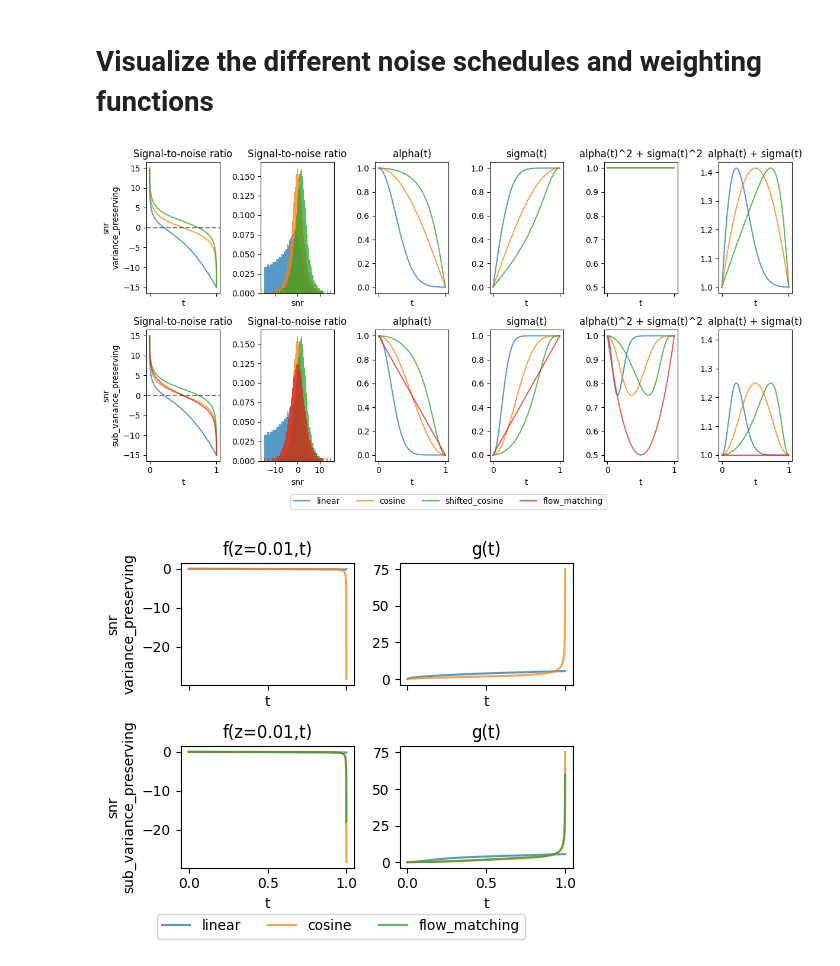
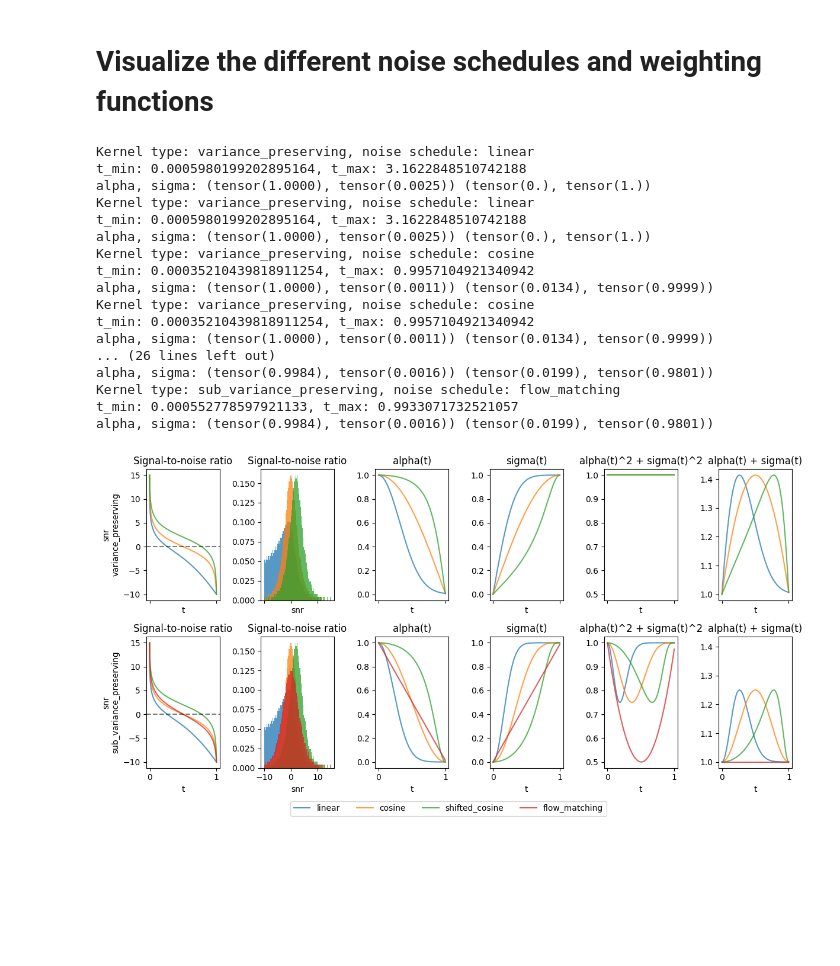
Before and after one commit to bayesflow-org/hierarchical-abi, a Jupyter notebook: Visualize Schedules.ipynb, the cells around one changed output. Saved outputs shown, nothing was run; the diff lists cells and outputs as text; code cells hidden in the pictures; blank space fills up the shorter version.

```diff
--- a/Visualize Schedules.ipynb
+++ b/Visualize Schedules.ipynb
@@ -18,7 +17,7 @@ for a, sub_vp in zip(ax, ['', 'sub_']):
     snr = SDE(sub_vp+'variance_preserving', 'linear').get_snr(t)
     h1 = a[0].plot(t, snr, label='linear', alpha=0.75)
     a[1].hist(snr, bins=bins, density=True, alpha=0.75)
-    alpha, sigma = SDE(sub_vp+'variance_preserving', 'linear').kernel(t)
+    alpha, sigma = SDE(sub_vp+'variance_preserving', 'linear').kernel(log_snr=snr)
     a[2].plot(t, alpha, label='linear', alpha=0.75)
     a[3].plot(t, sigma, label='linear', alpha=0.75)
     a[4].plot(t, alpha**2+sigma**2, label='linear', alpha=0.75)
@@ -27,49 +26,66 @@ for a, sub_vp in zip(ax, ['', 'sub_']):
     snr = SDE(sub_vp+'variance_preserving', 'cosine').get_snr(t)
     h2 = a[0].plot(t, snr, label='cosine', alpha=0.75)
     a[1].hist(snr, bins=bins, density=True, alpha=0.75)
-    alpha, sigma = SDE(sub_vp+'variance_preserving', 'cosine').kernel(t)
+    alpha, sigma = SDE(sub_vp+'variance_preserving', 'cosine').kernel(log_snr=snr)
     a[2].plot(t, alpha, label='cosine', alpha=0.75)
     a[3].plot(t, sigma, label='cosine', alpha=0.75)
     a[4].plot(t, alpha**2+sigma**2, label='cosine', alpha=0.75)
     a[5].plot(t, alpha+sigma, label='cosine', alpha=0.75)
 
-    snr = SDE(sub_vp+'variance_preserving', 'cosine', s_shift_cosine=0.8).get_snr(t)
+    snr = SDE(sub_vp+'variance_preserving', 'cosine', s_shift_cosine=1.).get_snr(t)
     h3 = a[0].plot(t, snr, label='shifted_cosine', alpha=0.75)
     a[1].hist(snr, bins=bins, density=True, alpha=0.75)
-    alpha, sigma = SDE(sub_vp+'variance_preserving', 'cosine', s_shift_cosine=0.8).kernel(t)
+    alpha, sigma = SDE(sub_vp+'variance_preserving', 'cosine', s_shift_cosine=1.).kernel(log_snr=snr)
     a[2].plot(t, alpha, label='shifted_cosine', alpha=0.75)
     a[3].plot(t, sigma, label='shifted_cosine', alpha=0.75)
     a[4].plot(t, alpha**2+sigma**2, label='shifted_cosine', alpha=0.75)
     a[5].plot(t, alpha+sigma, label='shifted_cosine', alpha=0.75)
 
     if sub_vp == 'sub_':
         snr = SDE(sub_vp+'variance_preserving', 'flow_matching').get_snr(t)
         h4 = a[0].plot(t, snr, label='flow_matching', alpha=0.75)
         a[1].hist(snr, bins=bins, density=True, alpha=0.75)
-        alpha, sigma = SDE(sub_vp+'variance_preserving', 'flow_matching').kernel(t)
+        alpha, sigma = SDE(sub_vp+'variance_preserving', 'flow_matching').kernel(log_snr=snr)
         a[2].plot(t, alpha, label='flow_matching', alpha=0.75)
         a[3].plot(t, sigma, label='flow_matching', alpha=0.75)
         a[4].plot(t, alpha**2+sigma**2, label='flow_matching', alpha=0.75)
         a[5].plot(t, alpha+sigma, label='flow_matching', alpha=0.75)
 
     # dotted line at 0
     a[0].axhline(0, color='black', linestyle='--', alpha=0.5)
 
     for axis in a:
         axis.set_xlabel('t')
     a[1].set_xlabel('snr')
     a[0].set_ylabel(f'snr\n{sub_vp}variance_preserving')
     a[0].set_title(f'Signal-to-noise ratio')
     a[1].set_title(f'Signal-to-noise ratio')
     a[2].set_title(f'alpha(t)')
     a[3].set_title(f'sigma(t)')
     a[4].set_title(f'alpha(t)^2 + sigma(t)^2')
     a[5].set_title(f'alpha(t) + sigma(t)')
 fig.legend(handles=h1+h2+h3+h4, loc='lower center', ncol=4, bbox_to_anchor=(0.5, -0.05))
 #plt.savefig('plots/noise schedules.png', bbox_inches='tight')
 plt.show()
 # %% [output]
+Kernel type: variance_preserving, noise schedule: linear
+t_min: 0.0005980199202895164, t_max: 3.1622848510742188
+alpha, sigma: (tensor(1.0000), tensor(0.0025)) (tensor(0.), tensor(1.))
+Kernel type: variance_preserving, noise schedule: linear
+t_min: 0.0005980199202895164, t_max: 3.1622848510742188
+alpha, sigma: (tensor(1.0000), tensor(0.0025)) (tensor(0.), tensor(1.))
+Kernel type: variance_preserving, noise schedule: cosine
+t_min: 0.00035210439818911254, t_max: 0.9957104921340942
+alpha, sigma: (tensor(1.0000), tensor(0.0011)) (tensor(0.0134), tensor(0.9999))
+Kernel type: variance_preserving, noise schedule: cosine
+t_min: 0.00035210439818911254, t_max: 0.9957104921340942
+alpha, sigma: (tensor(1.0000), tensor(0.0011)) (tensor(0.0134), tensor(0.9999))
+... (26 lines left out)
+alpha, sigma: (tensor(0.9984), tensor(0.0016)) (tensor(0.0199), tensor(0.9801))
+Kernel type: sub_variance_preserving, noise schedule: flow_matching
+t_min: 0.000552778597921133, t_max: 0.9933071732521057
+alpha, sigma: (tensor(0.9984), tensor(0.0016)) (tensor(0.0199), tensor(0.9801))
-[figure, old version]
+[figure, new version]
 # %%
 t = torch.linspace(0, 1, 1000)
 x_0 = torch.tensor([0.01])
@@ -84,10 +100,6 @@ for a, sub_vp in zip(ax, ['', 'sub_']):
     h2 = a[0].plot(t, f, label='cosine', alpha=0.75)
     a[1].plot(t, g, label='cosine', alpha=0.75)
 
-    #f, g = SDE(sub_vp+'variance_preserving', 'cosine', s_shift_cosine=0.8).get_f_g(t, x=x_0)
-    #h3 = a[0].plot(t, f, label='shifted_cosine', alpha=0.75)
-    #a[1].plot(t, g, label='shifted_cosine', alpha=0.75)
-
     if sub_vp == 'sub_':
         f, g = SDE(sub_vp+'variance_preserving', 'flow_matching').get_f_g(t, x=x_0)
         h4 = a[0].plot(t, f, label='flow_matching', alpha=0.75)
@@ -100,8 +112,6 @@ for a, sub_vp in zip(ax, ['', 'sub_']):
     a[1].set_title(f'g(t)')
 fig.legend(handles=h1+h2+h4, loc='lower center', ncol=4, bbox_to_anchor=(0.5, -0.05))
 plt.show()
-# %% [output]
-[figure, removed]
 # %%
 # plot the kernel
 t = generate_diffusion_time(1000)
```
Also changed, not shown: parts of 4 cells of this notebook, 20 other files.
